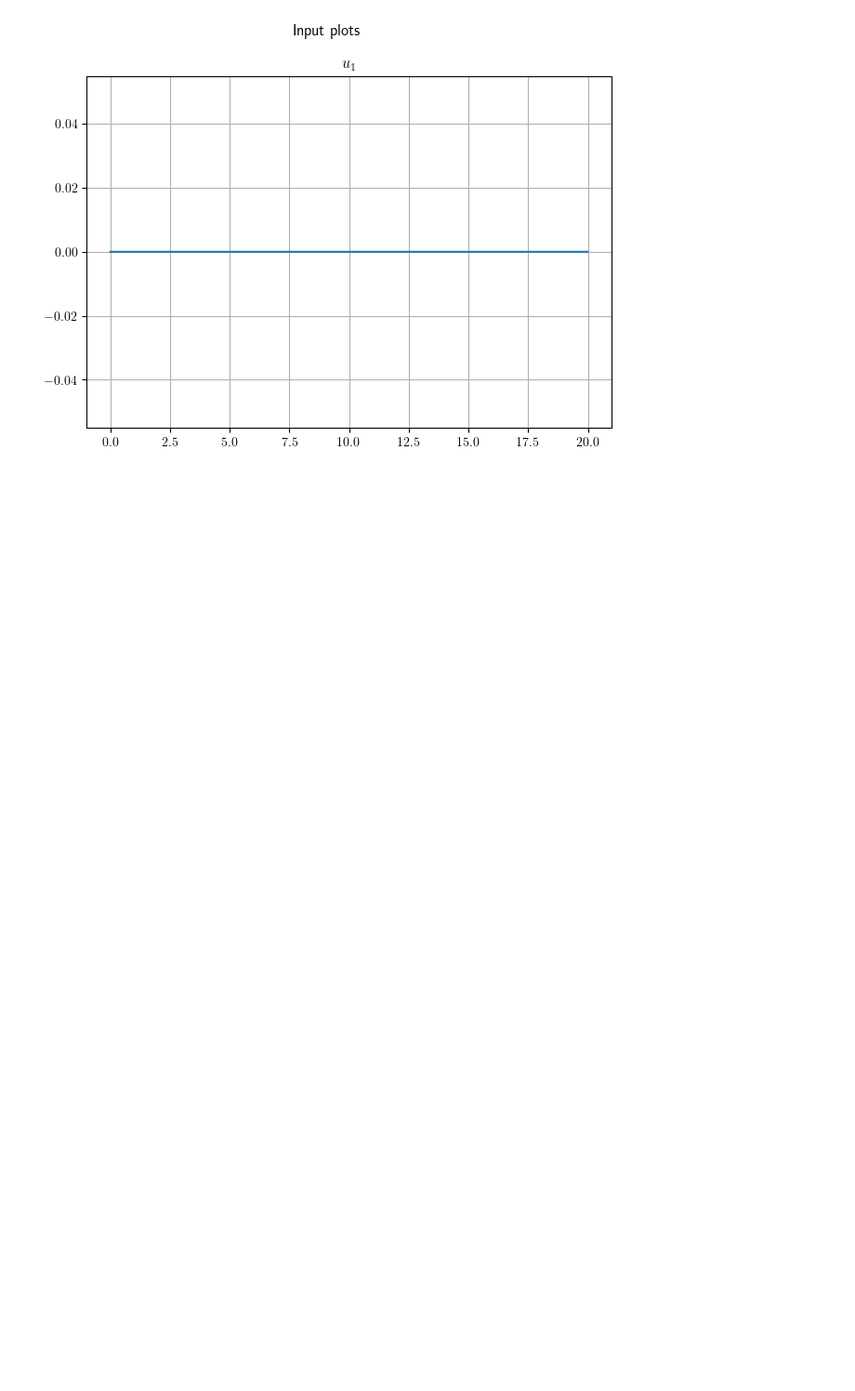
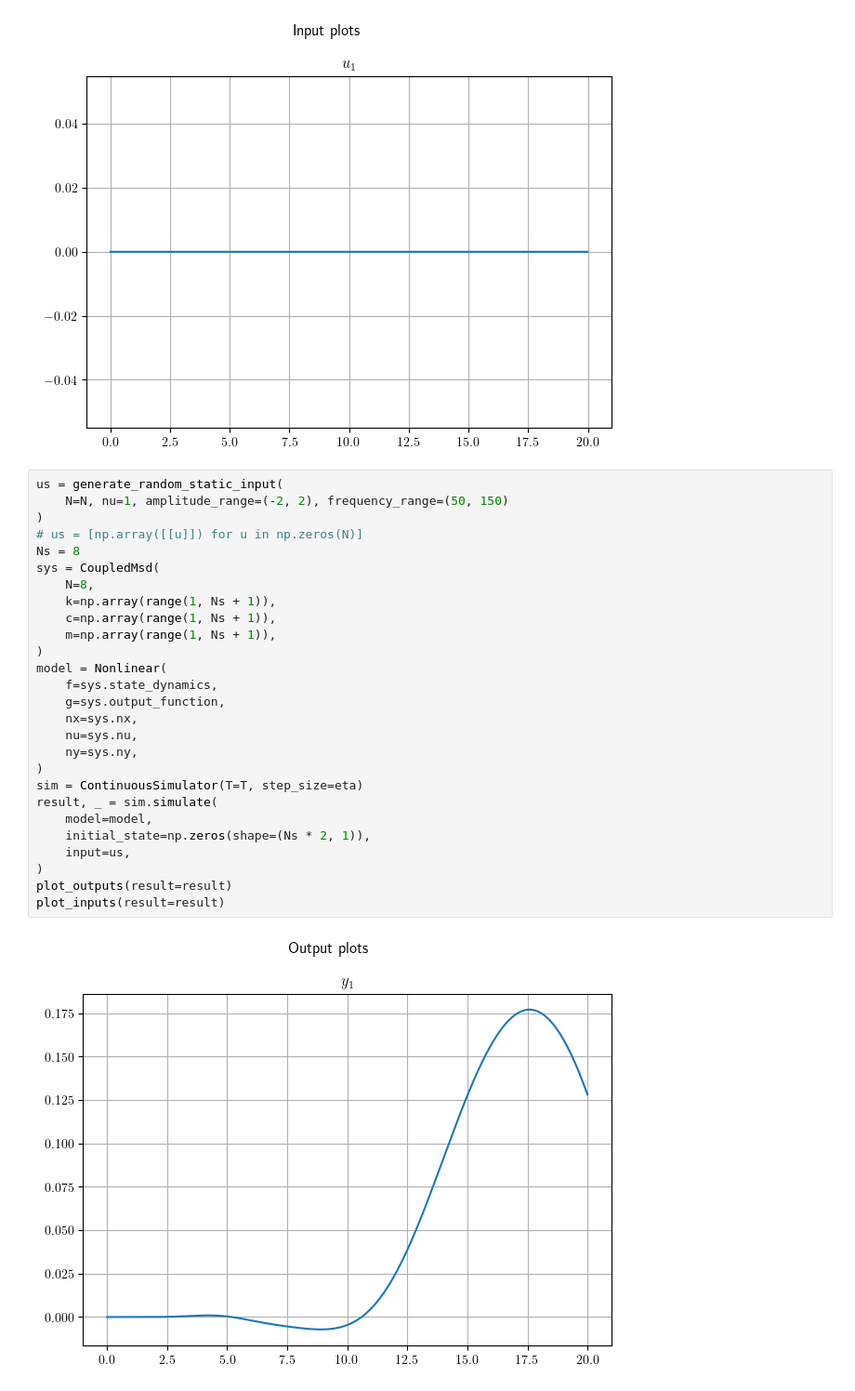
Before and after one commit to Dany-L/statesim, a Jupyter notebook: scripts/notebooks/input_sequence.ipynb, the cells around one changed output. Shown at 93% size. Cells and saved outputs as stored; diff of their text form; blank space fills up the shorter version.

```diff
--- a/scripts/notebooks/input_sequence.ipynb
+++ b/scripts/notebooks/input_sequence.ipynb
@@ -70,3 +69,32 @@ plot_inputs(result=result)
 # %% [output]
 [figure]
 [figure]
+# %%
+us = generate_random_static_input(
+    N=N, nu=1, amplitude_range=(-2, 2), frequency_range=(50, 150)
+)
+# us = [np.array([[u]]) for u in np.zeros(N)]
+Ns = 8
+sys = CoupledMsd(
+    N=8,
+    k=np.array(range(1, Ns + 1)),
+    c=np.array(range(1, Ns + 1)),
+    m=np.array(range(1, Ns + 1)),
+)
+model = Nonlinear(
+    f=sys.state_dynamics,
+    g=sys.output_function,
+    nx=sys.nx,
+    nu=sys.nu,
+    ny=sys.ny,
+)
+sim = ContinuousSimulator(T=T, step_size=eta)
+result, _ = sim.simulate(
+    model=model,
+    initial_state=np.zeros(shape=(Ns * 2, 1)),
+    input=us,
+)
+plot_outputs(result=result)
+plot_inputs(result=result)
+# %% [output]
+[figure, added]
```
Also changed, not shown: parts of 3 cells of this notebook, 5 other files.
